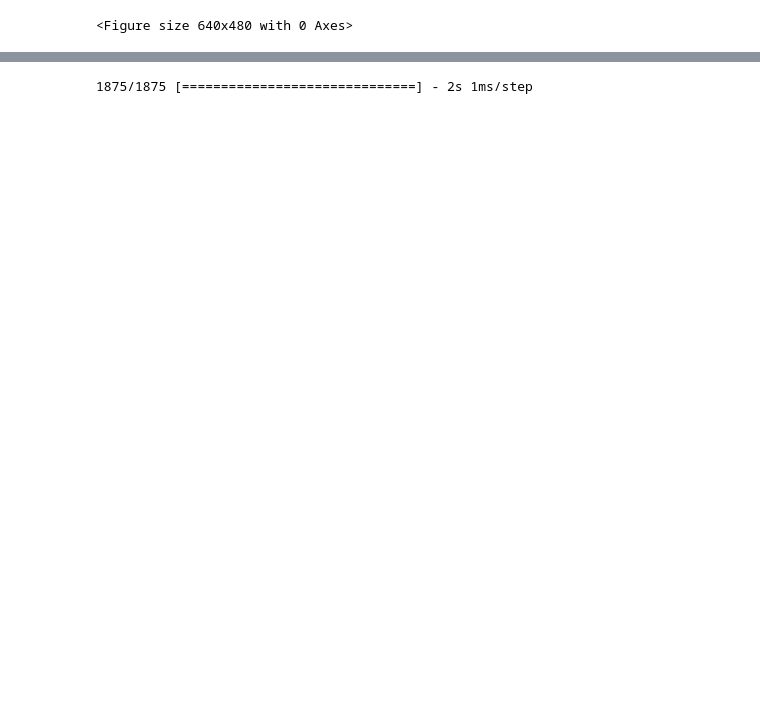
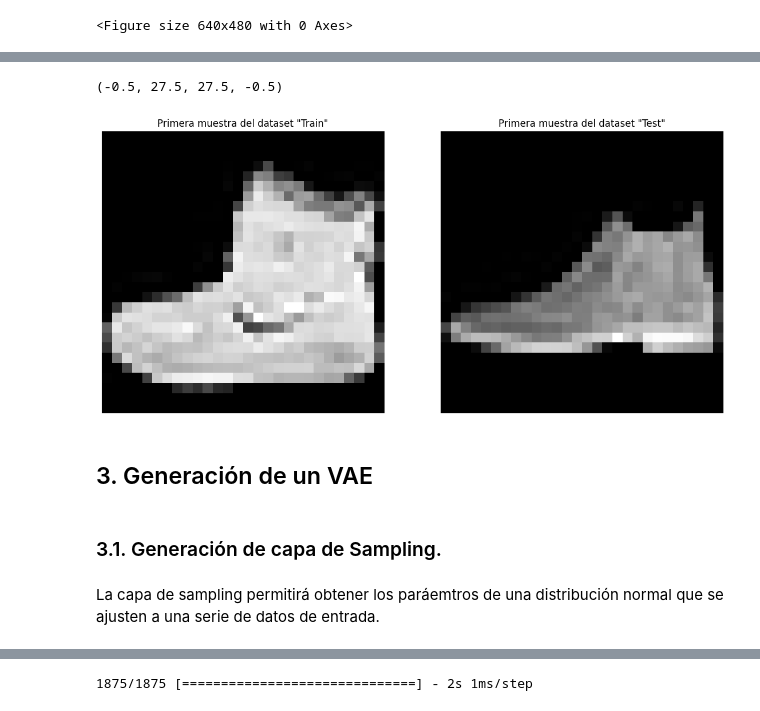
Before and after one commit to JaviLangeberGavilan/Practica_9_P1, a Jupyter notebook: PRACTICA/GENERATIVOS/EJERCICIO_2.ipynb, the cells around one changed output, grey strips where cells are left out. Cells and saved outputs as stored; diff of their text form; code cells hidden in the pictures; blank space fills up the shorter version.

```diff
--- a/PRACTICA/GENERATIVOS/EJERCICIO_2.ipynb
+++ b/PRACTICA/GENERATIVOS/EJERCICIO_2.ipynb
@@ -107 +41,18 @@ WARNING:tensorflow:Model was constructed with shape (None, 3) for input KerasTen
+# %%
+fig, (ax1, ax2) = plt.subplots(nrows=1, ncols=2, figsize = (14,7))
+ax1.imshow(x_train[0])
+ax1.title.set_text('Primera muestra del dataset "Train"')
+ax1.axis('off')
+ax2.imshow(x_test[0])
+ax2.title.set_text('Primera muestra del dataset "Test"')
+ax2.axis('off')
+# %% [output]
+(-0.5, 27.5, 27.5, -0.5)
+[figure, added]
+# %% [markdown]
+## 3. Generación de un VAE
+# %% [markdown]
+### 3.1. Generación de capa de Sampling.
+# %% [markdown]
+La capa de sampling permitirá obtener los paráemtros de una distribución normal que se ajusten a una serie de datos de entrada.
 # %%
```
Also changed, not shown: parts of 64 cells of this notebook, 4 other files.
